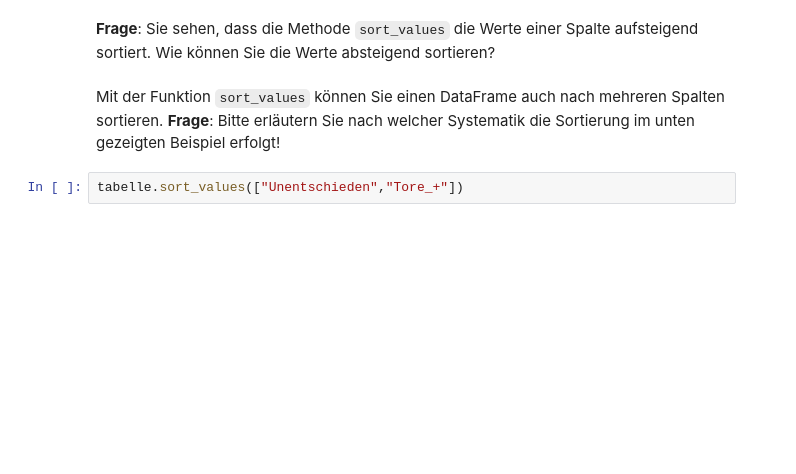
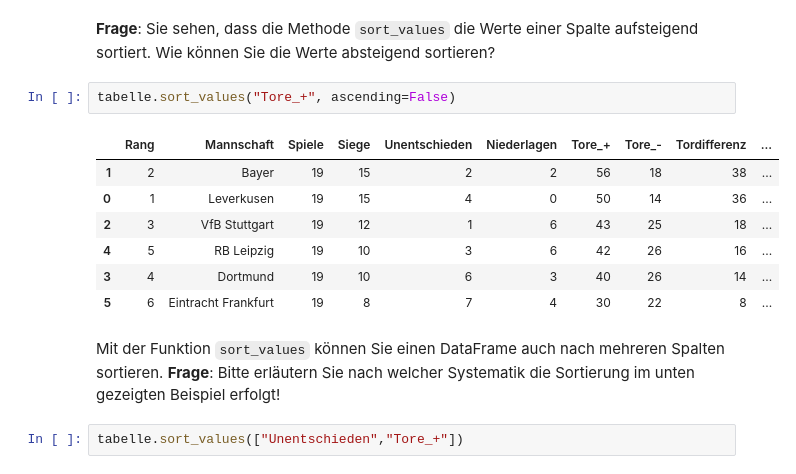
Before and after one commit to AlexKressner/Business_Intelligence, a Jupyter notebook: Pandas_Intro.ipynb, the cells around one changed output. Saved outputs shown, nothing was run; the diff lists cells and outputs as text; blank space fills up the shorter version.

```diff
--- a/Pandas_Intro.ipynb
+++ b/Pandas_Intro.ipynb
@@ -148,5 +304,15 @@ tabelle.sort_values("Tore_+")
 # %% [markdown]
 **Frage**: Sie sehen, dass die Methode `sort_values` die Werte einer Spalte aufsteigend sortiert. Wie können Sie die Werte absteigend sortieren?
+# %%
+tabelle.sort_values("Tore_+", ascending=False)
+# %% [output]
+|  | Rang | Mannschaft | Spiele | Siege | Unentschieden | Niederlagen | Tore_+ | Tore_- | Tordifferenz | ... |
+| 1 | 2 | Bayer | 19 | 15 | 2 | 2 | 56 | 18 | 38 | ... |
+| 0 | 1 | Leverkusen | 19 | 15 | 4 | 0 | 50 | 14 | 36 | ... |
+| 2 | 3 | VfB Stuttgart | 19 | 12 | 1 | 6 | 43 | 25 | 18 | ... |
+| 4 | 5 | RB Leipzig | 19 | 10 | 3 | 6 | 42 | 26 | 16 | ... |
+| 3 | 4 | Dortmund | 19 | 10 | 6 | 3 | 40 | 26 | 14 | ... |
+| 5 | 6 | Eintracht Frankfurt | 19 | 8 | 7 | 4 | 30 | 22 | 8 | ... |
 # %% [markdown]
 Mit der Funktion `sort_values` können Sie einen DataFrame auch nach mehreren Spalten sortieren. **Frage**: Bitte erläutern Sie nach welcher Systematik die Sortierung im unten gezeigten Beispiel erfolgt!
 # %%
```
Also changed, not shown: parts of 26 cells of this notebook.
